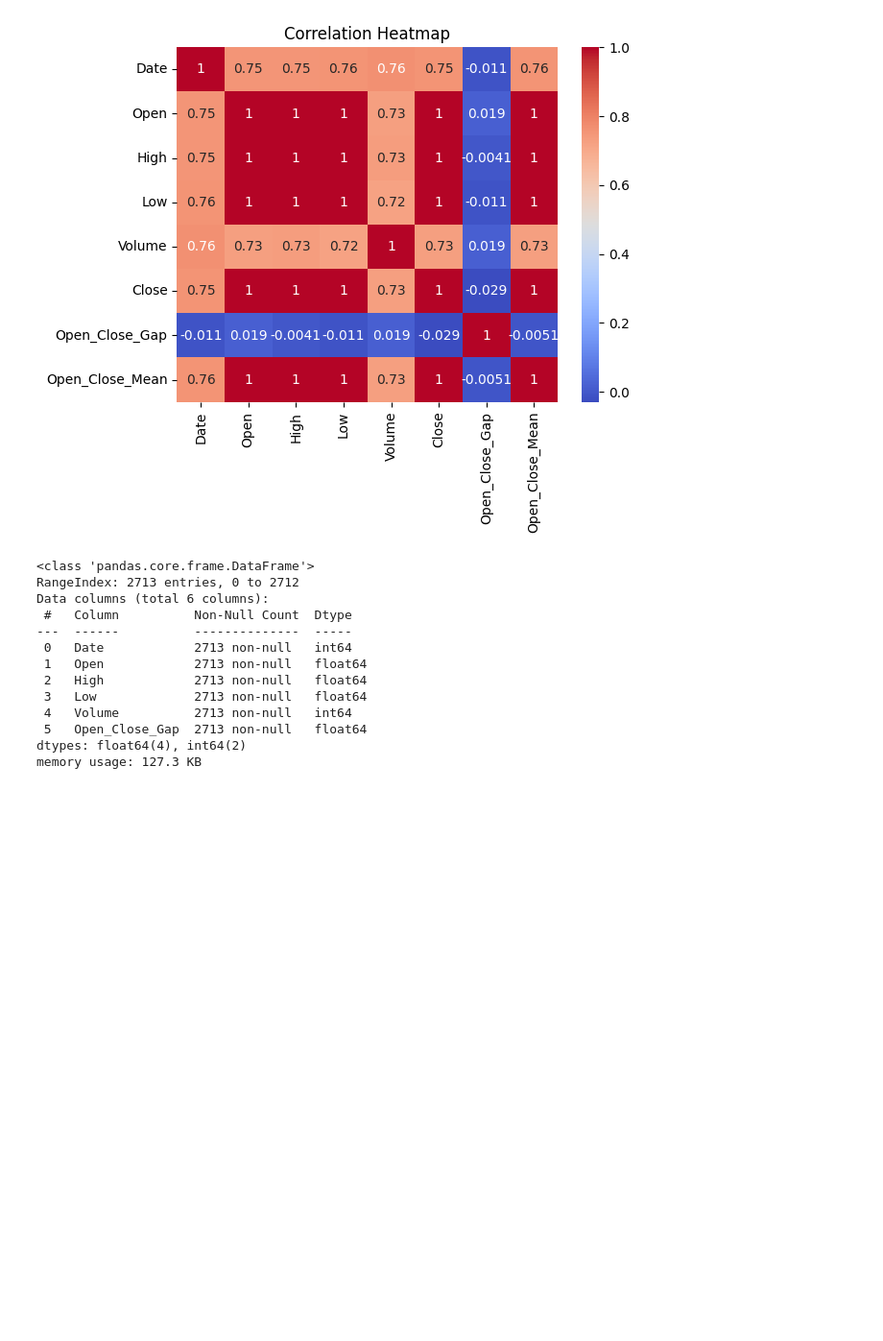
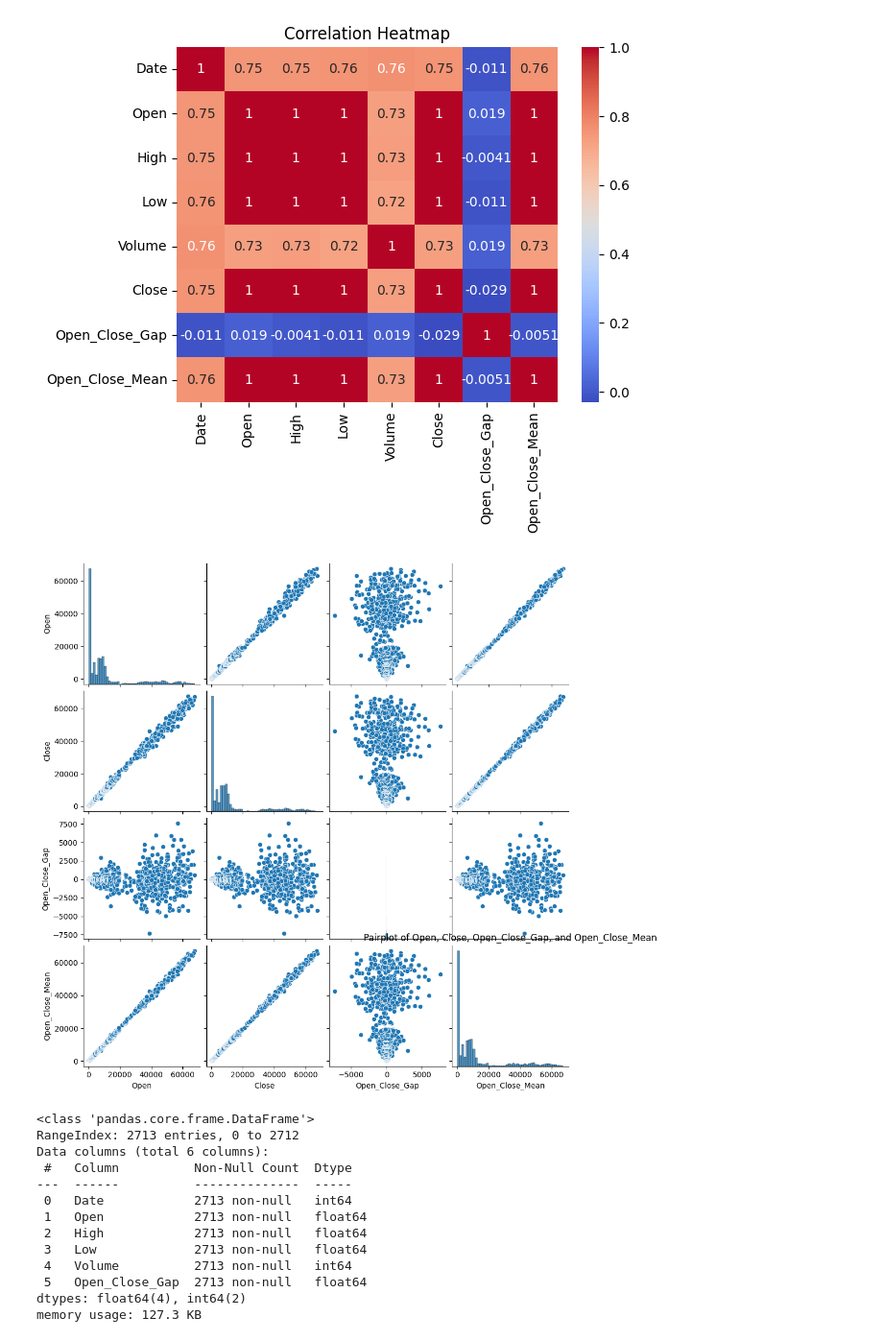
Before and after one commit to elonezra/deeplearningproject, a Jupyter notebook: final_project_deep_learning_course.ipynb, the cells around one changed output. Shown at 96% size. Saved outputs shown, nothing was run; the diff lists cells and outputs as text; code cells hidden in the pictures; blank space fills up the shorter version.

```diff
--- a/final_project_deep_learning_course.ipynb
+++ b/final_project_deep_learning_course.ipynb
@@ -139,6 +139,11 @@ plt.title('Correlation Heatmap')
 plt.show()
 # %% [output]
 [figure]
+# %%
+sns.pairplot(df[['Open', 'Close', 'Open_Close_Gap', 'Open_Close_Mean']])
+plt.show()
+# %% [output]
+[figure, added]
 # %%
 df = df.drop(['Close', 'Open_Close_Mean', 'Year'], axis=1)
 # %%
```
Also changed, not shown: parts of 36 cells of this notebook, 6 other files.
